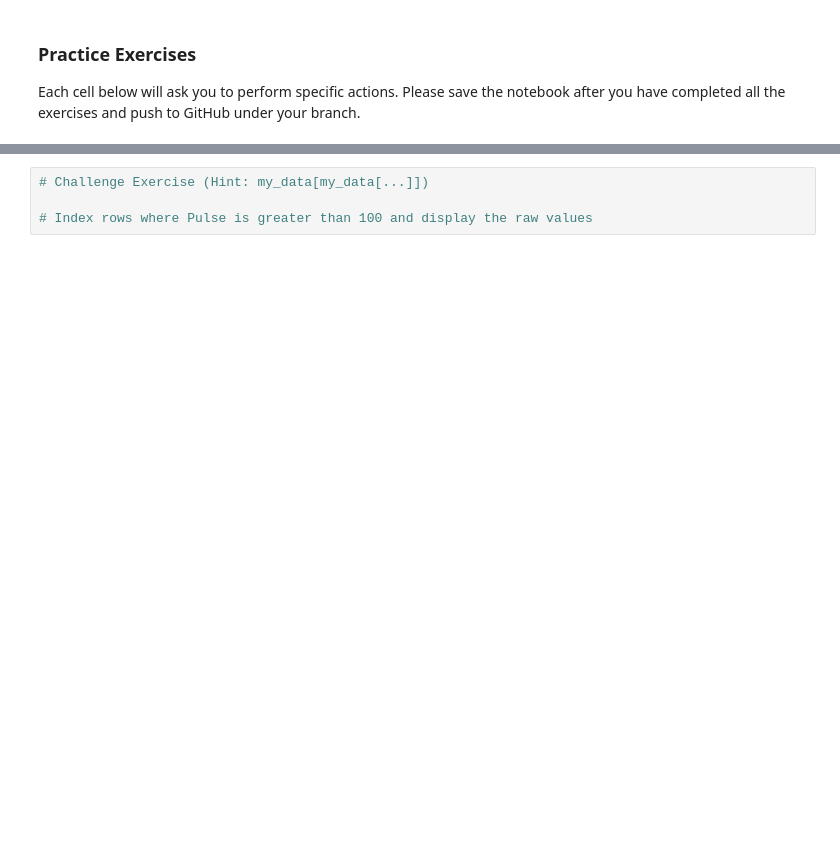
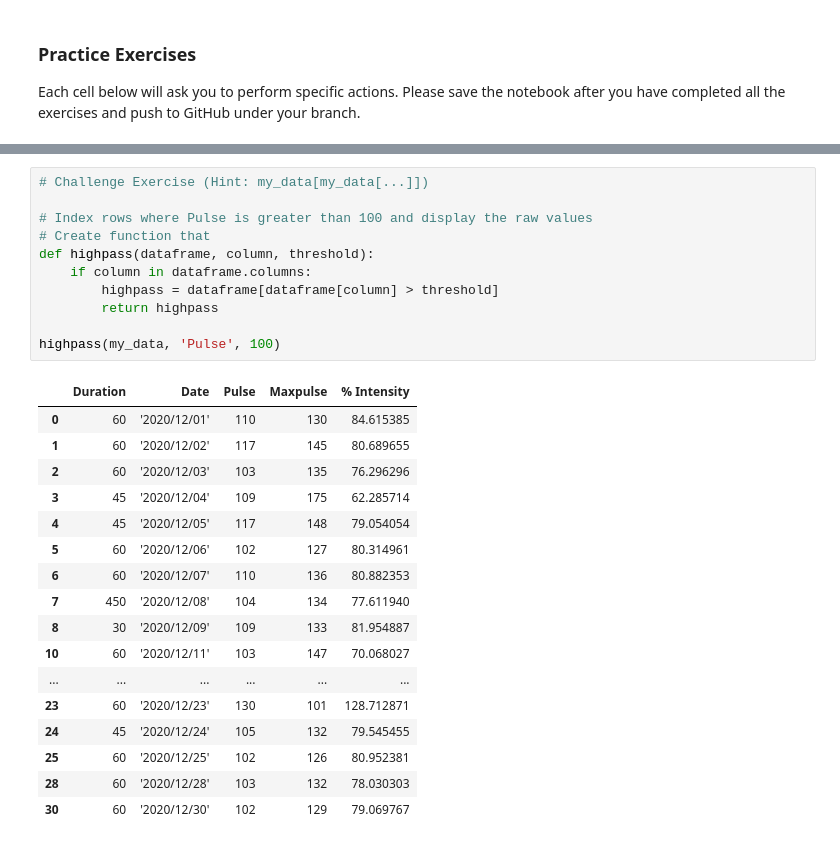
Before and after one commit to AstroMan0707/ProgrammingforResearchinNeuroscience2026, a Jupyter notebook: Week2_Materials/pandas.ipynb, the cells around one changed output, grey strips where cells are left out. Drawn from its saved outputs; the diff is of its cells as text; blank space fills up the shorter version.

```diff
--- a/Week2_Materials/pandas.ipynb
+++ b/Week2_Materials/pandas.ipynb
@@ -151,4 +382,29 @@ my_data[['Pulse','Maxpulse']]
 # %%
 # Challenge Exercise (Hint: my_data[my_data[...]])
 
 # Index rows where Pulse is greater than 100 and display the raw values
+# Create function that
+def highpass(dataframe, column, threshold):
+    if column in dataframe.columns:
+        highpass = dataframe[dataframe[column] > threshold]
+        return highpass
+
+highpass(my_data, 'Pulse', 100)
+# %% [output]
+|  | Duration | Date | Pulse | Maxpulse | % Intensity |
+| 0 | 60 | '2020/12/01' | 110 | 130 | 84.615385 |
+| 1 | 60 | '2020/12/02' | 117 | 145 | 80.689655 |
+| 2 | 60 | '2020/12/03' | 103 | 135 | 76.296296 |
+| 3 | 45 | '2020/12/04' | 109 | 175 | 62.285714 |
+| 4 | 45 | '2020/12/05' | 117 | 148 | 79.054054 |
+| 5 | 60 | '2020/12/06' | 102 | 127 | 80.314961 |
+| 6 | 60 | '2020/12/07' | 110 | 136 | 80.882353 |
+| 7 | 450 | '2020/12/08' | 104 | 134 | 77.611940 |
+| 8 | 30 | '2020/12/09' | 109 | 133 | 81.954887 |
+| 10 | 60 | '2020/12/11' | 103 | 147 | 70.068027 |
+| ... | ... | ... | ... | ... | ... |
+| 23 | 60 | '2020/12/23' | 130 | 101 | 128.712871 |
+| 24 | 45 | '2020/12/24' | 105 | 132 | 79.545455 |
+| 25 | 60 | '2020/12/25' | 102 | 126 | 80.952381 |
+| 28 | 60 | '2020/12/28' | 103 | 132 | 78.030303 |
+| 30 | 60 | '2020/12/30' | 102 | 129 | 79.069767 |
```
Also changed, not shown: parts of 35 cells of this notebook, 7 other files.
